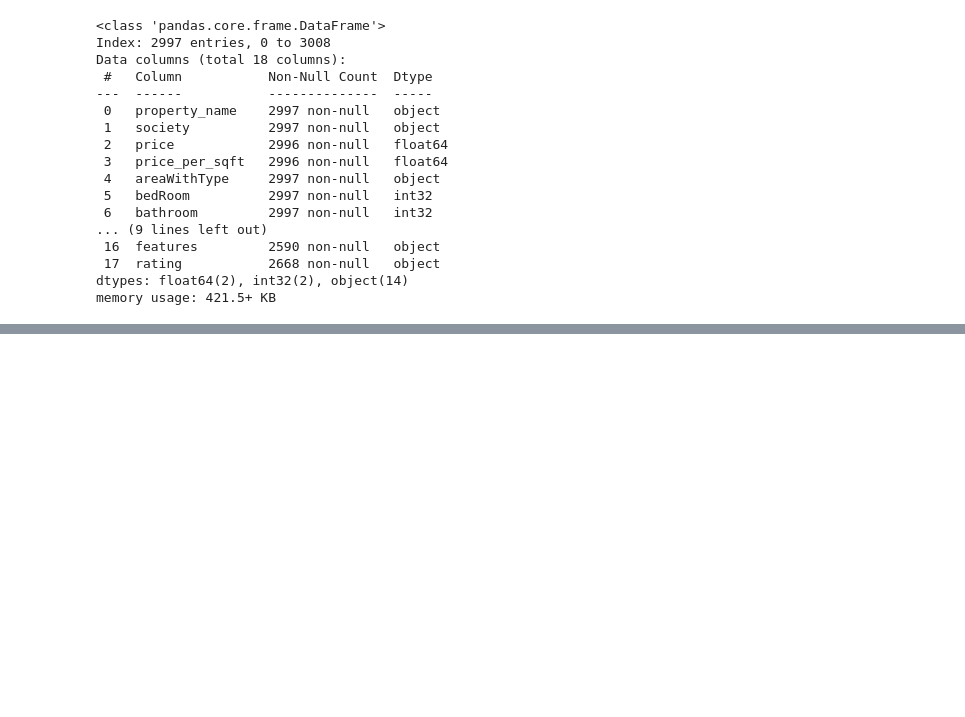
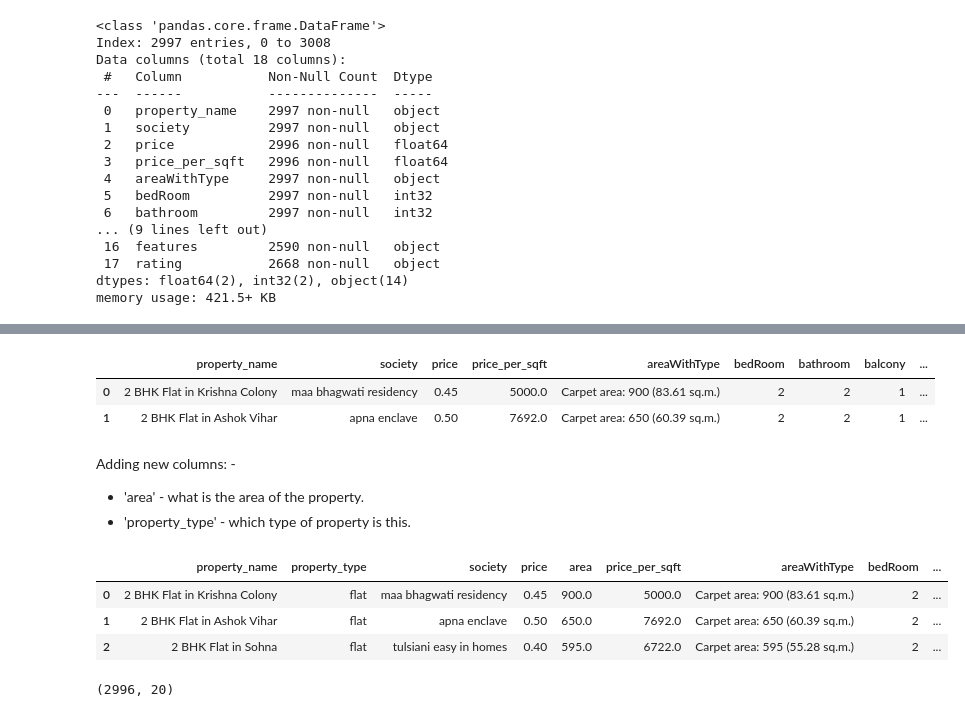
Before and after one commit to Tanwar-Aastha/Property-price-prediction, a Jupyter notebook: notebook/data_cleaning/flats_preprocessing.ipynb, the cells around one changed output, grey strips where cells are left out. Drawn from its saved outputs; the diff is of its cells as text; code cells hidden in the pictures; blank space fills up the shorter version.

Commit message:
Data Preprocessing

```diff
--- a/notebook/data_cleaning/flats_preprocessing.ipynb
+++ b/notebook/data_cleaning/flats_preprocessing.ipynb
@@ -420,0 +498,2 @@ memory usage: 421.5+ KB
+# %%
+data['floorNum'] = data['floorNum'].apply(editing_floorNum)
@@ -420,0 +539,5 @@ memory usage: 421.5+ KB
+# %%
+# replacing the missing values with NA
+data['facing'].fillna('NA', inplace=True)
+
+data['facing'].value_counts()
@@ -420,0 +556,28 @@ memory usage: 421.5+ KB
+# %%
+data.head(2)
+# %% [output]
+|  | property_name | society | price | price_per_sqft | areaWithType | bedRoom | bathroom | balcony | ... |
+| 0 | 2 BHK Flat in Krishna Colony | maa bhagwati residency | 0.45 | 5000.0 | Carpet area: 900 (83.61 sq.m.) | 2 | 2 | 1 | ... |
+| 1 | 2 BHK Flat in Ashok Vihar | apna enclave | 0.50 | 7692.0 | Carpet area: 650 (60.39 sq.m.) | 2 | 2 | 1 | ... |
+# %% [markdown]
+Adding new columns: -
+- 'area' - what is the area of the property.
+- 'property_type' - which type of property is this.
+# %%
+# inserting property_type column
+data.insert(loc=1, column='property_type', value='flat')
+# %%
+# inserting 'area' column
+data.insert(loc=4, column='area',value=round((data['price']*10000000)/data['price_per_sqft']))
+# %%
+data.head(3)
+# %% [output]
+|  | property_name | property_type | society | price | area | price_per_sqft | areaWithType | bedRoom | ... |
+| 0 | 2 BHK Flat in Krishna Colony | flat | maa bhagwati residency | 0.45 | 900.0 | 5000.0 | Carpet area: 900 (83.61 sq.m.) | 2 | ... |
+| 1 | 2 BHK Flat in Ashok Vihar | flat | apna enclave | 0.50 | 650.0 | 7692.0 | Carpet area: 650 (60.39 sq.m.) | 2 | ... |
+| 2 | 2 BHK Flat in Sohna | flat | tulsiani easy in homes | 0.40 | 595.0 | 6722.0 | Carpet area: 595 (55.28 sq.m.) | 2 | ... |
+# %%
+# checking current shape of the dataset
+data.shape
+# %% [output]
+(2996, 20)
```
Also changed, not shown: parts of 18 cells of this notebook, 2 other files.
